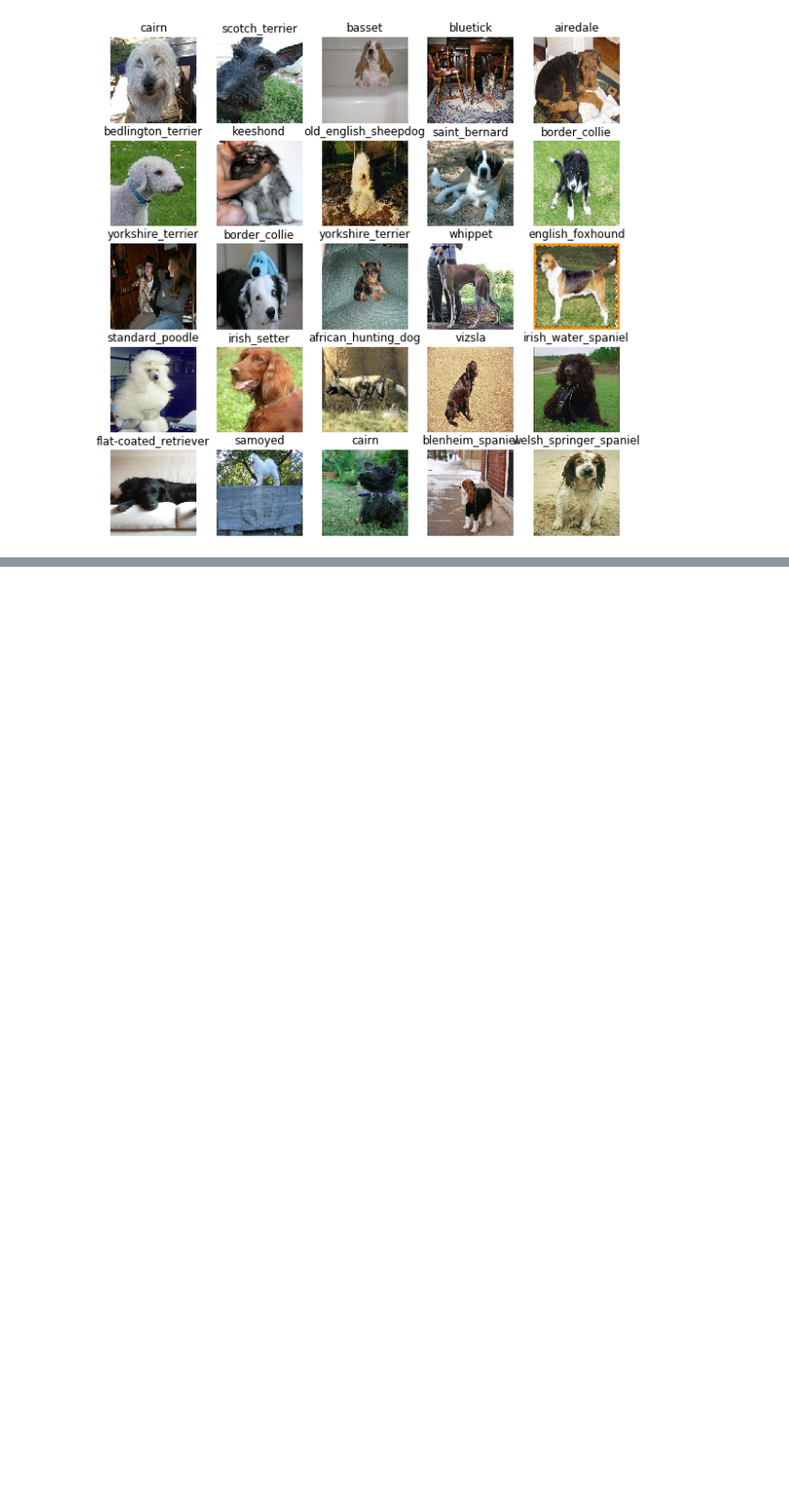
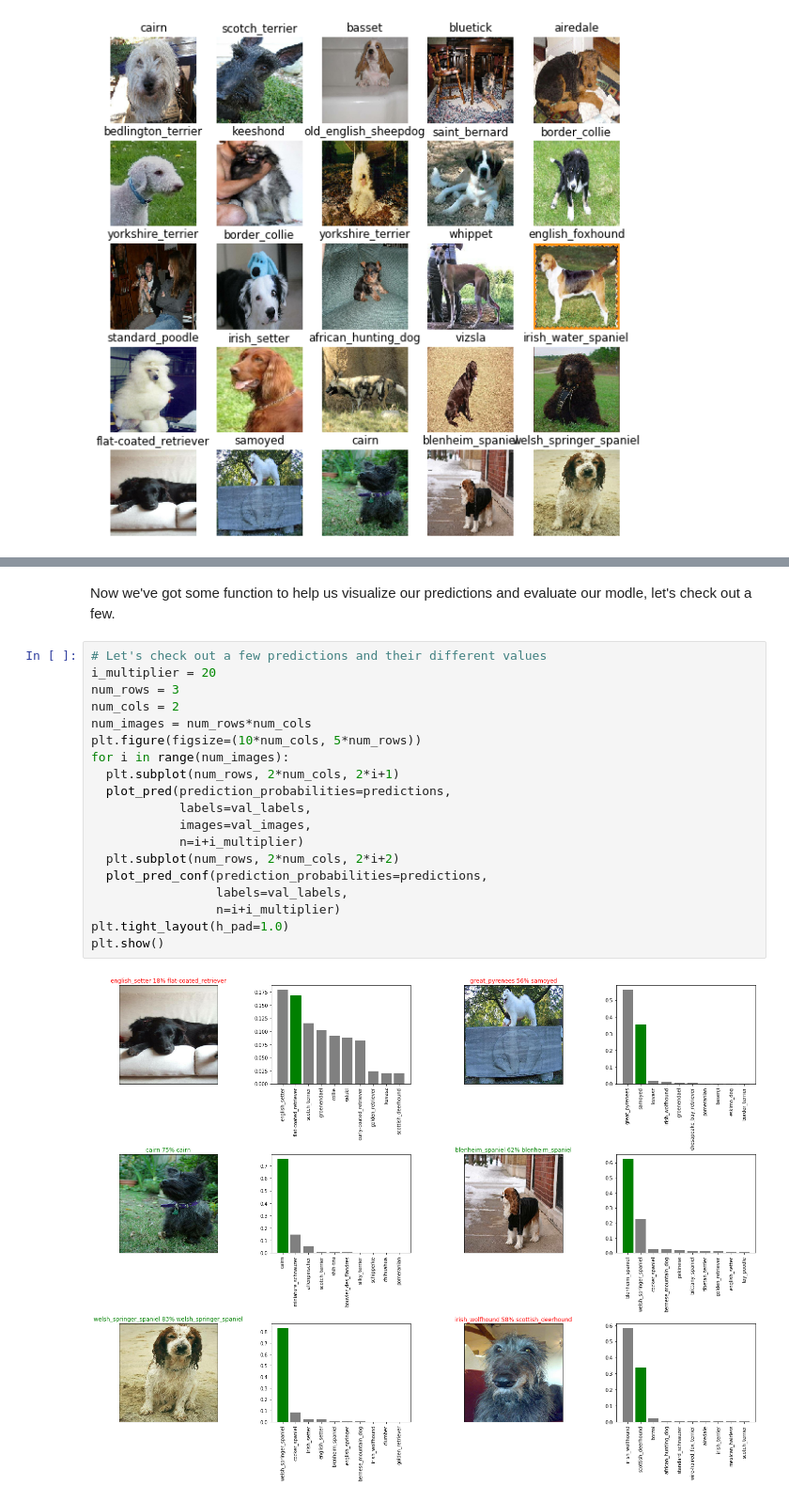
Before and after one commit to VishwasMore/Dog-Breed-Detection, a Jupyter notebook: dog_vision_deep_learning.ipynb, the cells around one changed output, grey strips where cells are left out. Shown at 94% size. Cells and saved outputs as stored; diff of their text form; blank space fills up the shorter version.

```diff
--- a/dog_vision_deep_learning.ipynb
+++ b/dog_vision_deep_learning.ipynb
@@ -570,0 +894,24 @@ show_25_images(val_images, val_labels)
+# %% [markdown]
+
+Now we've got some function to help us visualize our predictions and evaluate our modle, let's check out a few.
+# %%
+# Let's check out a few predictions and their different values
+i_multiplier = 20
+num_rows = 3
+num_cols = 2
+num_images = num_rows*num_cols
+plt.figure(figsize=(10*num_cols, 5*num_rows))
+for i in range(num_images):
+  plt.subplot(num_rows, 2*num_cols, 2*i+1)
+  plot_pred(prediction_probabilities=predictions,
+            labels=val_labels,
+            images=val_images,
+            n=i+i_multiplier)
+  plt.subplot(num_rows, 2*num_cols, 2*i+2)
+  plot_pred_conf(prediction_probabilities=predictions,
+                 labels=val_labels,
+                 n=i+i_multiplier)
+plt.tight_layout(h_pad=1.0)
+plt.show()
+# %% [output]
+[figure, added]
```
Also changed, not shown: parts of 30 cells of this notebook.
